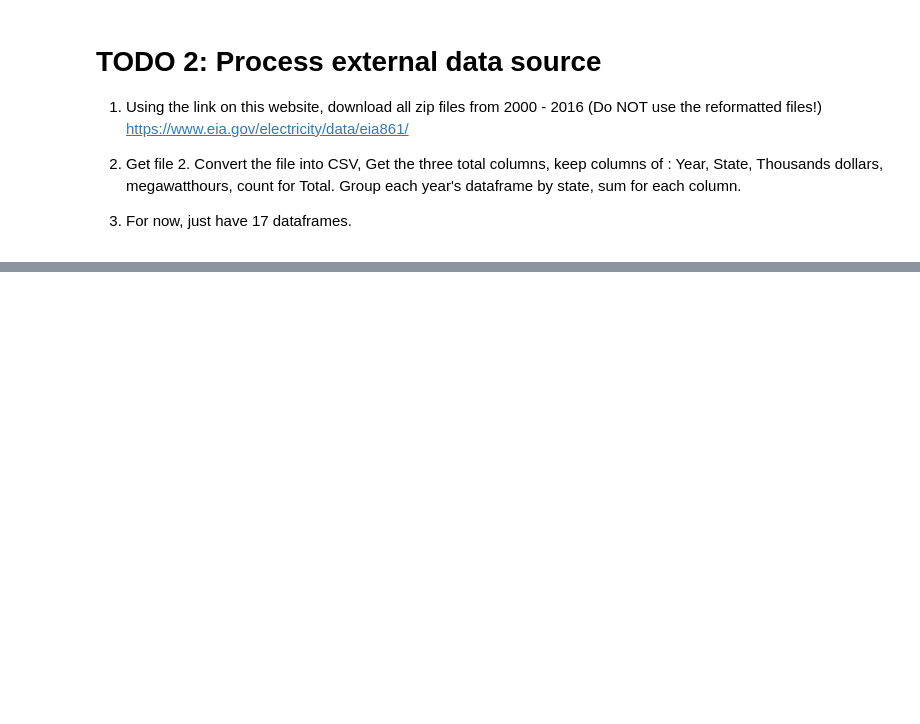
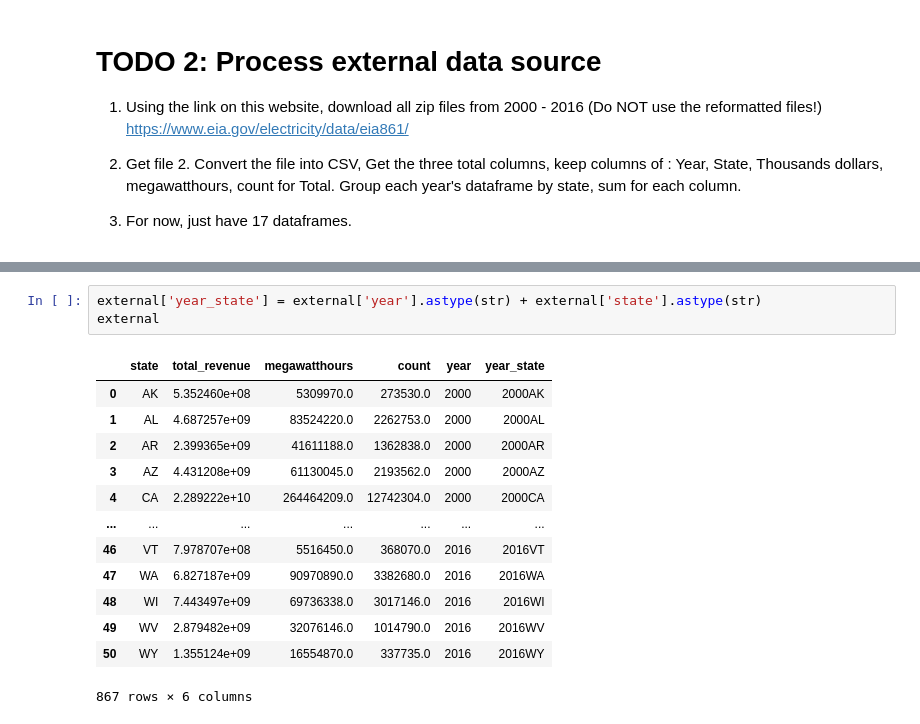
Before and after one commit to rcwoshimao/infrastructure-resilience-analysis, a Jupyter notebook: data_cleaning.ipynb, the cells around one changed output, grey strips where cells are left out. Drawn from its saved outputs; the diff is of its cells as text; blank space fills up the shorter version.

```diff
--- a/data_cleaning.ipynb
+++ b/data_cleaning.ipynb
@@ -285,0 +362,17 @@ https://www.eia.gov/electricity/data/eia861/
+# %%
+external['year_state'] = external['year'].astype(str) + external['state'].astype(str)
+external
+# %% [output]
+|  | state | total_revenue | megawatthours | count | year | year_state |
+| 0 | AK | 5.352460e+08 | 5309970.0 | 273530.0 | 2000 | 2000AK |
+| 1 | AL | 4.687257e+09 | 83524220.0 | 2262753.0 | 2000 | 2000AL |
+| 2 | AR | 2.399365e+09 | 41611188.0 | 1362838.0 | 2000 | 2000AR |
+| 3 | AZ | 4.431208e+09 | 61130045.0 | 2193562.0 | 2000 | 2000AZ |
+| 4 | CA | 2.289222e+10 | 264464209.0 | 12742304.0 | 2000 | 2000CA |
+| ... | ... | ... | ... | ... | ... | ... |
+| 46 | VT | 7.978707e+08 | 5516450.0 | 368070.0 | 2016 | 2016VT |
+| 47 | WA | 6.827187e+09 | 90970890.0 | 3382680.0 | 2016 | 2016WA |
+| 48 | WI | 7.443497e+09 | 69736338.0 | 3017146.0 | 2016 | 2016WI |
+| 49 | WV | 2.879482e+09 | 32076146.0 | 1014790.0 | 2016 | 2016WV |
+| 50 | WY | 1.355124e+09 | 16554870.0 | 337735.0 | 2016 | 2016WY |
+867 rows × 6 columns
```
Also changed, not shown: parts of 10 cells of this notebook, 2 other files.
